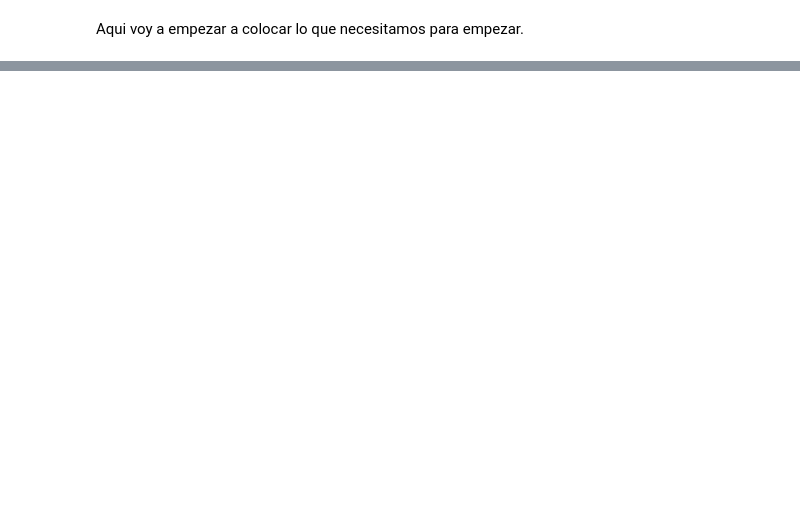
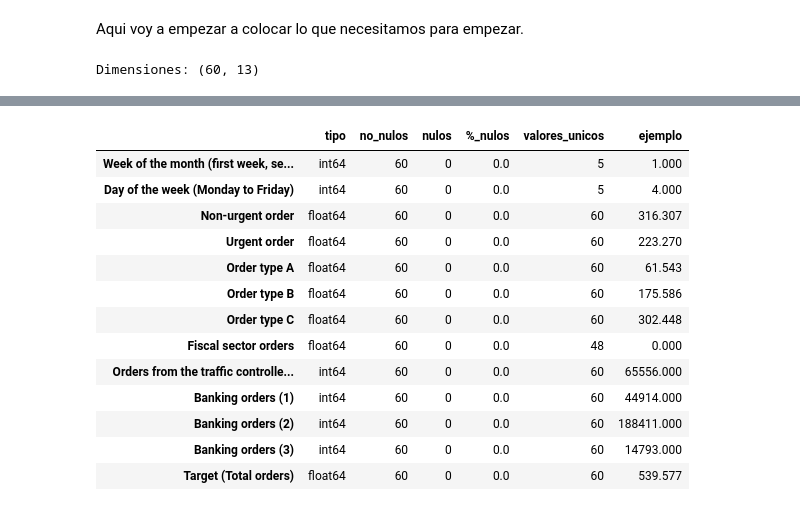
Before and after one commit to tdavidvergara/regresion-lineal-machine-learning, a Jupyter notebook: EDA_Regresion_Demanda.ipynb, the cells around one changed output, grey strips where cells are left out. Saved outputs shown, nothing was run; the diff lists cells and outputs as text; code cells hidden in the pictures; blank space fills up the shorter version.

```diff
--- a/EDA_Regresion_Demanda.ipynb
+++ b/EDA_Regresion_Demanda.ipynb
@@ -29,7 +25,9 @@ def resumen(df):
     })
 # %%
 RUTA_DATOS = "dataset/Daily_Demand_Forecasting_Orders.csv"
-demanda = pd.read_csv(RUTA_DATOS, sep=";")
+df = pd.read_csv(RUTA_DATOS, sep=";")
 print("Dimensiones:", demanda.shape)
 display(demanda.head())
 display(resumen(demanda))
+# %% [output]
+Dimensiones: (60, 13)
@@ -35,0 +40,14 @@ display(resumen(demanda))
+|  | tipo | no_nulos | nulos | %_nulos | valores_unicos | ejemplo |
+| Week of the month (first week, se... | int64 | 60 | 0 | 0.0 | 5 | 1.000 |
+| Day of the week (Monday to Friday) | int64 | 60 | 0 | 0.0 | 5 | 4.000 |
+| Non-urgent order | float64 | 60 | 0 | 0.0 | 60 | 316.307 |
+| Urgent order | float64 | 60 | 0 | 0.0 | 60 | 223.270 |
+| Order type A | float64 | 60 | 0 | 0.0 | 60 | 61.543 |
+| Order type B | float64 | 60 | 0 | 0.0 | 60 | 175.586 |
+| Order type C | float64 | 60 | 0 | 0.0 | 60 | 302.448 |
+| Fiscal sector orders | float64 | 60 | 0 | 0.0 | 48 | 0.000 |
+| Orders from the traffic controlle... | int64 | 60 | 0 | 0.0 | 60 | 65556.000 |
+| Banking orders (1) | int64 | 60 | 0 | 0.0 | 60 | 44914.000 |
+| Banking orders (2) | int64 | 60 | 0 | 0.0 | 60 | 188411.000 |
+| Banking orders (3) | int64 | 60 | 0 | 0.0 | 60 | 14793.000 |
+| Target (Total orders) | float64 | 60 | 0 | 0.0 | 60 | 539.577 |
```
Also changed, not shown: parts of 4 cells of this notebook, 1 other file.
